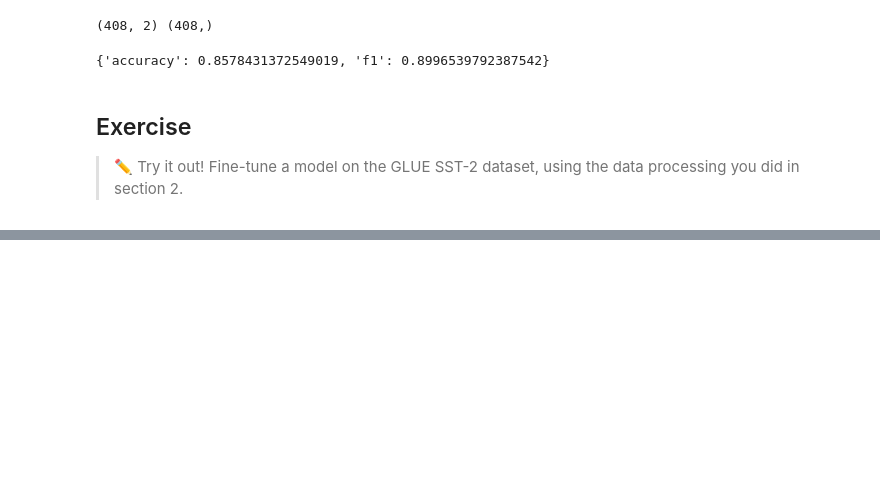
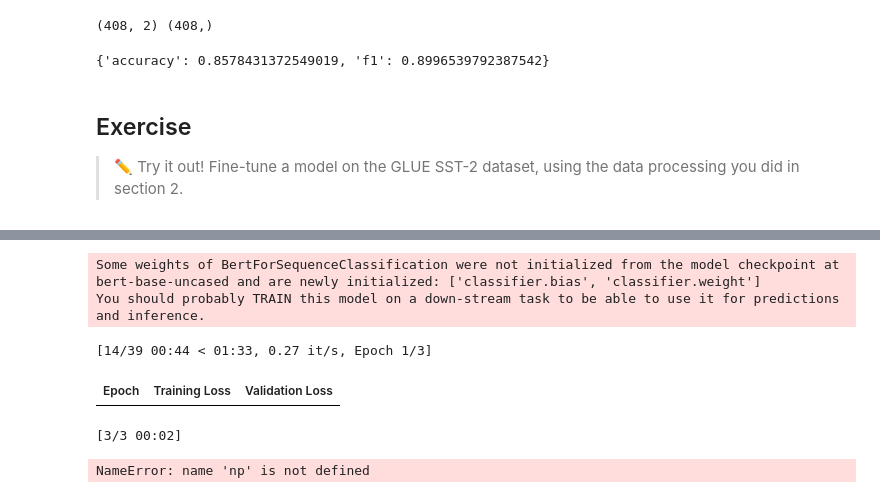
Before and after one commit to Yajie-Xu/HuggingFace-Course-NLP, a Jupyter notebook: course/en/chapter3/section3.ipynb, the cells around one changed output, grey strips where cells are left out. Drawn from its saved outputs; the diff is of its cells as text; code cells hidden in the pictures; blank space fills up the shorter version.

```diff
--- a/course/en/chapter3/section3.ipynb
+++ b/course/en/chapter3/section3.ipynb
@@ -132,8 +241,12 @@ tokenized_datasets.set_format("torch")
 # %%
-from transformers import TrainingArguments, AutoModelForSequenceClassification
+from transformers import Trainer, TrainingArguments, AutoModelForSequenceClassification
+import evaluate
+
+# evaluation
+metric = evaluate.load("glue", "sst2")
 
 def compute_metrics(eval_preds):
-    metric = evaluate.load("glue", "mrpc")
+    metric = evaluate.load("glue", "sst2")
     logits, labels = eval_preds
     predictions = np.argmax(logits, axis=-1)
     return metric.compute(predictions=predictions, references=labels)
@@ -141,15 +254,44 @@ def compute_metrics(eval_preds):
 training_args = TrainingArguments("test-trainer", evaluation_strategy="epoch")
 model = AutoModelForSequenceClassification.from_pretrained(checkpoint, num_labels=2)
 
-# Trainer with this compute_metrics() function
-trainer = Trainer(
-    model,
-    training_args,
-    train_dataset=tokenized_datasets["train"],
-    eval_dataset=tokenized_datasets["validation"],
-    data_collator=data_collator,
-    tokenizer=tokenizer,
-    compute_metrics=compute_metrics, # New
-)
+# # evaluation
+# import evaluate
+# metric.compute(predictions=preds, references=predictions.label_ids)
 
-trainer.train()
+# # Trainer with this compute_metrics() function
+# trainer = Trainer(
+#     model,
+#     training_args,
+#     train_dataset=tokenized_datasets["train"],
+#     eval_dataset=tokenized_datasets["validation"],
+#     data_collator=data_collator,
+#     tokenizer=tokenizer,
+#     compute_metrics=compute_metrics, # New
+# )
+
+# trainer.train() # TOO LARGE!
+# %% [output]
+Some weights of BertForSequenceClassification were not initialized from the model checkpoint at bert-base-uncased and are newly initialized: ['classifier.bias', 'classifier.weight']
+You should probably TRAIN this model on a down-stream task to be able to use it for predictions and inference.
+# %%
+# Take a small sample (e.g., 100 examples for training, 20 for validation)
+small_train_dataset = tokenized_datasets["train"].shuffle(seed=42).select(range(100))
+small_eval_dataset = tokenized_datasets["validation"].shuffle(seed=42).select(range(20))
+
+# Trainer with the subsampled dataset
+trainer = Trainer(
+    model,
+    training_args,
+    train_dataset=small_train_dataset,  # Use subsampled dataset
+    eval_dataset=small_eval_dataset,
+    data_collator=data_collator,
+    tokenizer=tokenizer,
+    compute_metrics=compute_metrics,
+)
+
+trainer.train()
+# %% [output]
+[14/39 00:44 < 01:33, 0.27 it/s, Epoch 1/3]
+| Epoch | Training Loss | Validation Loss |
+[3/3 00:02]
+NameError: name 'np' is not defined
```
Also changed, not shown: parts of 3 cells of this notebook.
